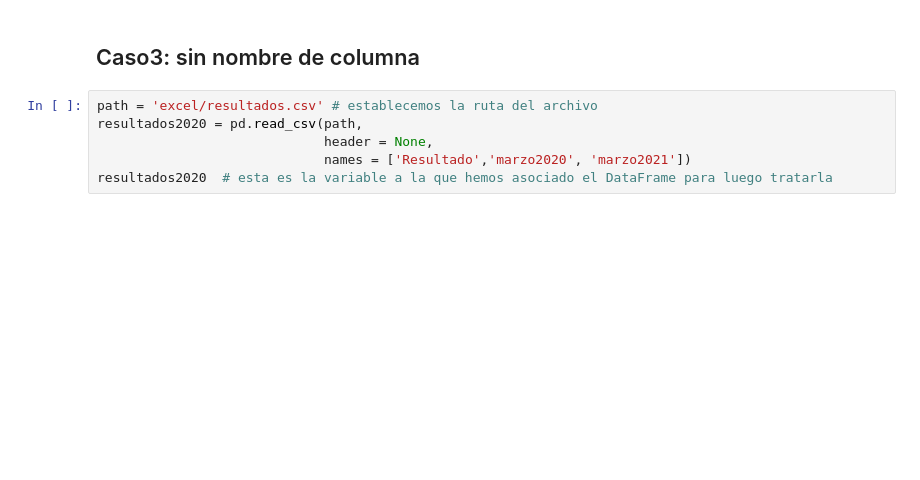
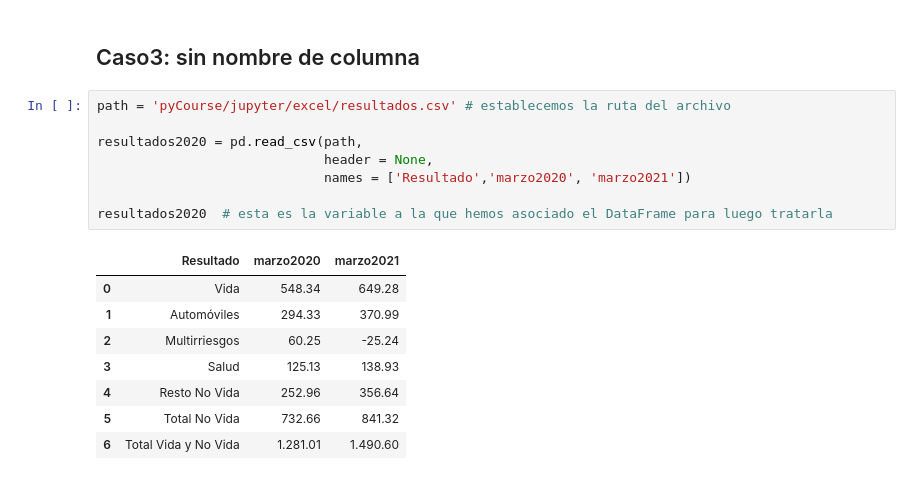
Before and after one commit to financieras/pyCourse, a Jupyter notebook: jupyter/calisto3/0140_csv.ipynb, the cells around one changed output. Drawn from its saved outputs; the diff is of its cells as text; blank space fills up the shorter version.

```diff
--- a/jupyter/calisto3/0140_csv.ipynb
+++ b/jupyter/calisto3/0140_csv.ipynb
@@ -18,10 +57,21 @@ pd.read_csv(path,
 # %% [markdown]
 ## Caso3: sin nombre de columna
 # %%
-path = 'excel/resultados.csv' # establecemos la ruta del archivo
+path = 'pyCourse/jupyter/excel/resultados.csv' # establecemos la ruta del archivo
+
 resultados2020 = pd.read_csv(path,
                              header = None,
                              names = ['Resultado','marzo2020', 'marzo2021'])
+
 resultados2020  # esta es la variable a la que hemos asociado el DataFrame para luego tratarla
+# %% [output]
+|  | Resultado | marzo2020 | marzo2021 |
+| 0 | Vida | 548.34 | 649.28 |
+| 1 | Automóviles | 294.33 | 370.99 |
+| 2 | Multirriesgos | 60.25 | -25.24 |
+| 3 | Salud | 125.13 | 138.93 |
+| 4 | Resto No Vida | 252.96 | 356.64 |
+| 5 | Total No Vida | 732.66 | 841.32 |
+| 6 | Total Vida y No Vida | 1.281.01 | 1.490.60 |
 # %% [markdown]
 ![](https://github.com/financieras/pyCourse/blob/main/jupyter/PushPyll2.png?raw=1)
```
Also changed, not shown: parts of 7 cells of this notebook.
